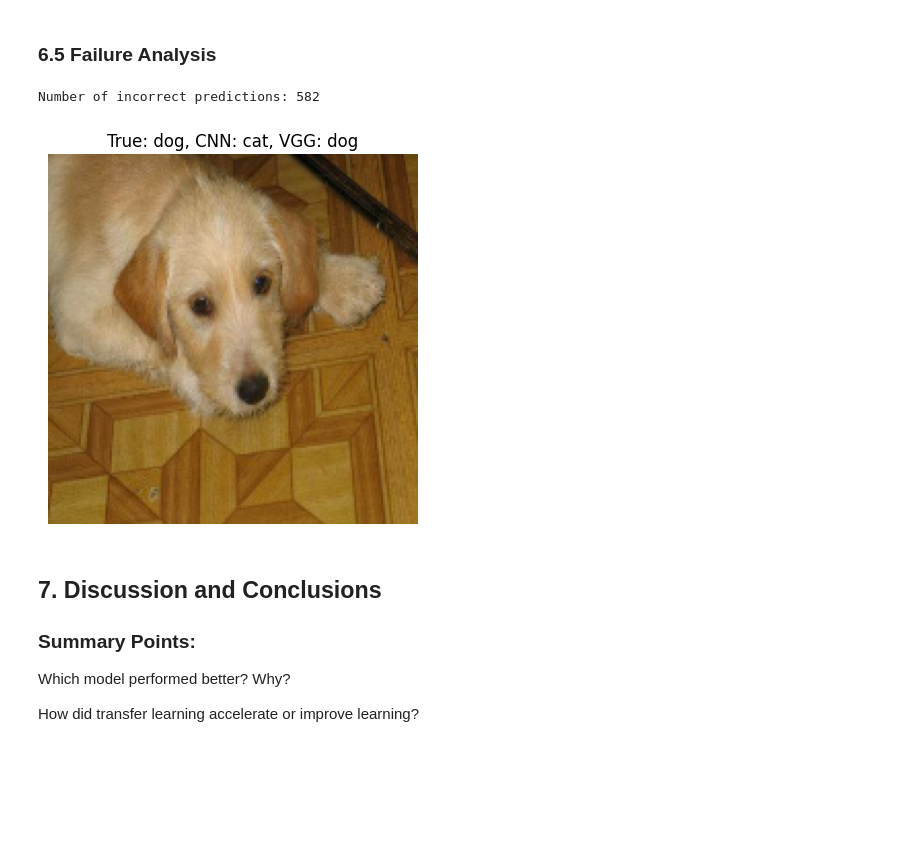
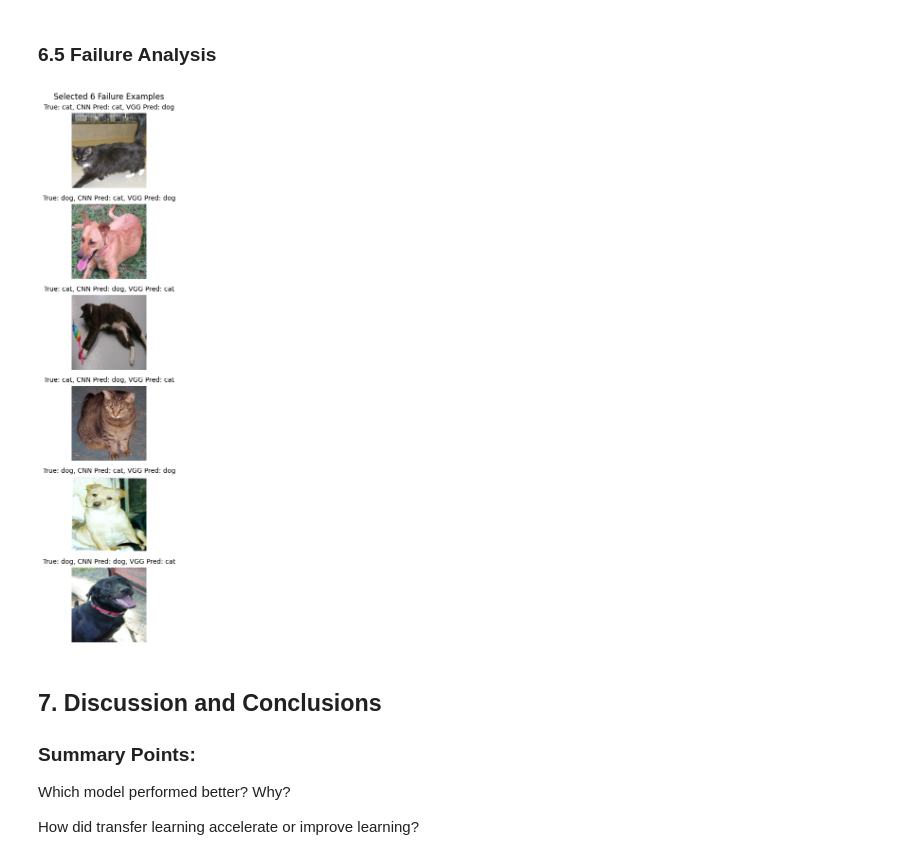
Before and after one commit to Yogesh-333/Practical-Lab-3-Foundations-of-Machine-Learning-Frameworks, a Jupyter notebook: lab3.ipynb, the cells around one changed output. Cells and saved outputs as stored; diff of their text form; code cells hidden in the pictures; blank space fills up the shorter version.

```diff
--- a/lab3.ipynb
+++ b/lab3.ipynb
@@ -216,4 +269,19 @@ outputs = layers.Dense(1, activation="sigmoid")(x)
 vgg_model = keras.Model(inputs, outputs)
 vgg_model.compile(loss="binary_crossentropy", optimizer="adam", metrics=["accuracy"])
 vgg_model.summary()
+
+for batch in train_dataset.take(1):
+    images, _ = batch
+    augmented_images = data_augmentation(images)
+    plt.figure(figsize=(12,4))
+    for i in range(6):
+        plt.subplot(2, 6, i+1)
+        plt.imshow(images[i].numpy().astype("uint8"))
+        plt.axis('off')
+        plt.subplot(2, 6, i+7)
+        plt.imshow(augmented_images[i].numpy().astype("uint8"))
+        plt.axis('off')
+    plt.suptitle('Top: Original, Bottom: Augmented')
+    plt.show()
+    break
 # %% [output]
@@ -308,8 +440,8 @@ Epoch 6/10
 # %% [markdown]
 ### 6.1 Reloading Best Models
 # %%
-best_cnn = keras.models.load_model("cnn_best_model.keras")
-best_vgg = keras.models.load_model("vgg16_finetune_best.keras")
+best_cnn = keras.models.load_model("models/cnn_best_model.keras")
+best_vgg = keras.models.load_model("models/vgg16_finetune_best.keras")
 # %% [markdown]
 ### 6.2 Accuracy Scores
 # %%
@@ -384,22 +549,43 @@ plt.show()
 # %%
 import random
 failure_idxs = np.where((y_true != y_cnn_bin) | (y_true != y_vgg_bin))[0]
-print(f"Number of incorrect predictions: {len(failure_idxs)}")
+num_failure_examples_to_show = 6 # You can adjust this number
 if len(failure_idxs) > 0:
-    ix = random.choice(failure_idxs)
-    for batch_images, batch_labels in test_dataset:
-        if ix < len(batch_labels):
-            img = batch_images[ix].numpy().astype("uint8")
-            plt.imshow(img)
-            plt.title(
-                f"True: {class_names[batch_labels[ix]]}, CNN: {class_names[int(y_cnn_bin[ix])]}, VGG: {class_names[int(y_vgg_bin[ix])]}")
-            plt.axis("off")
-            plt.show()
+    plt.figure(figsize=(10, num_failure_examples_to_show * 2)) # Adjust figure size dynamically
+    examples_shown = 0
+    # Shuffle failure_idxs to get random examples if there are many
+    random.shuffle(failure_idxs)
+    for ix in failure_idxs:
+        if examples_shown >= num_failure_examples_to_show:
             break
-        ix -= len(batch_labels)
+
+        # Find the image in the test_dataset (this might be slow for large datasets)
+        # A more efficient way would be to create a list of all test images and labels once
+        # or iterate through the test_dataset more carefully.
+        # For simplicity here, we'll re-iterate for the specific index.
+        current_idx_in_batch = ix
+        for batch_images, batch_labels in test_dataset:
+            if current_idx_in_batch < len(batch_labels):
+                img = batch_images[current_idx_in_batch].numpy().astype("uint8")
+                true_label = class_names[batch_labels[current_idx_in_batch]]
+                cnn_pred_label = class_names[int(y_cnn_bin[ix])]
+                vgg_pred_label = class_names[int(y_vgg_bin[ix])]
+
+                plt.subplot(num_failure_examples_to_show, 1, examples_shown + 1)
+                plt.imshow(img)
+                plt.title(
+                    f"True: {true_label}, CNN Pred: {cnn_pred_label}, VGG Pred: {vgg_pred_label}",
+                    fontsize=10
+                )
+                plt.axis("off")
+                examples_shown += 1
+                break
+            current_idx_in_batch -= len(batch_labels)
+    plt.suptitle(f"Selected {examples_shown} Failure Examples")
+    plt.tight_layout()
+    plt.show()
 # %% [output]
-Number of incorrect predictions: 582
-[figure, old version]
+[figure, new version]
 # %% [markdown]
 ## 7. Discussion and Conclusions
 ### Summary Points:
```
Also changed, not shown: parts of 14 cells of this notebook, 5 other files.
